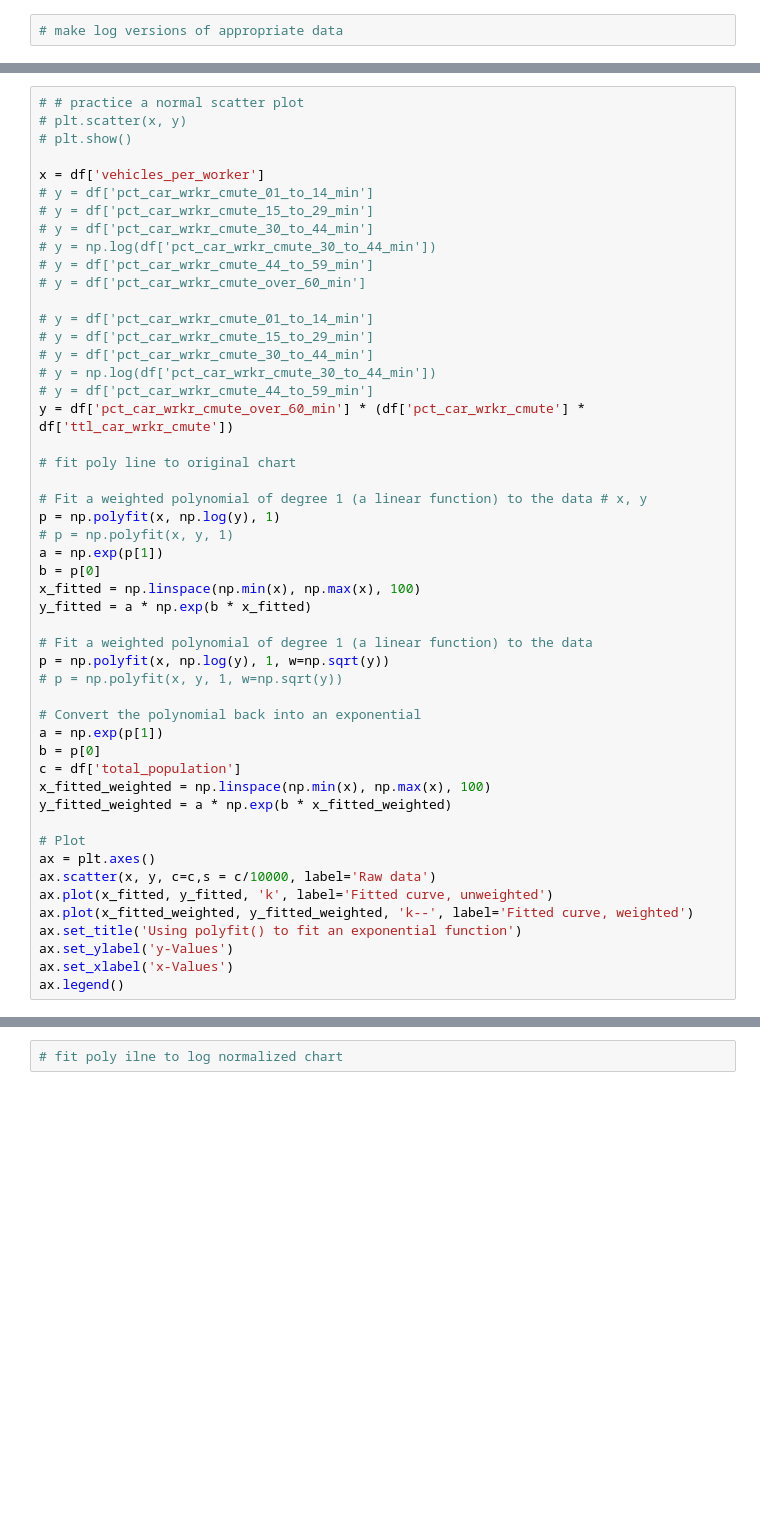
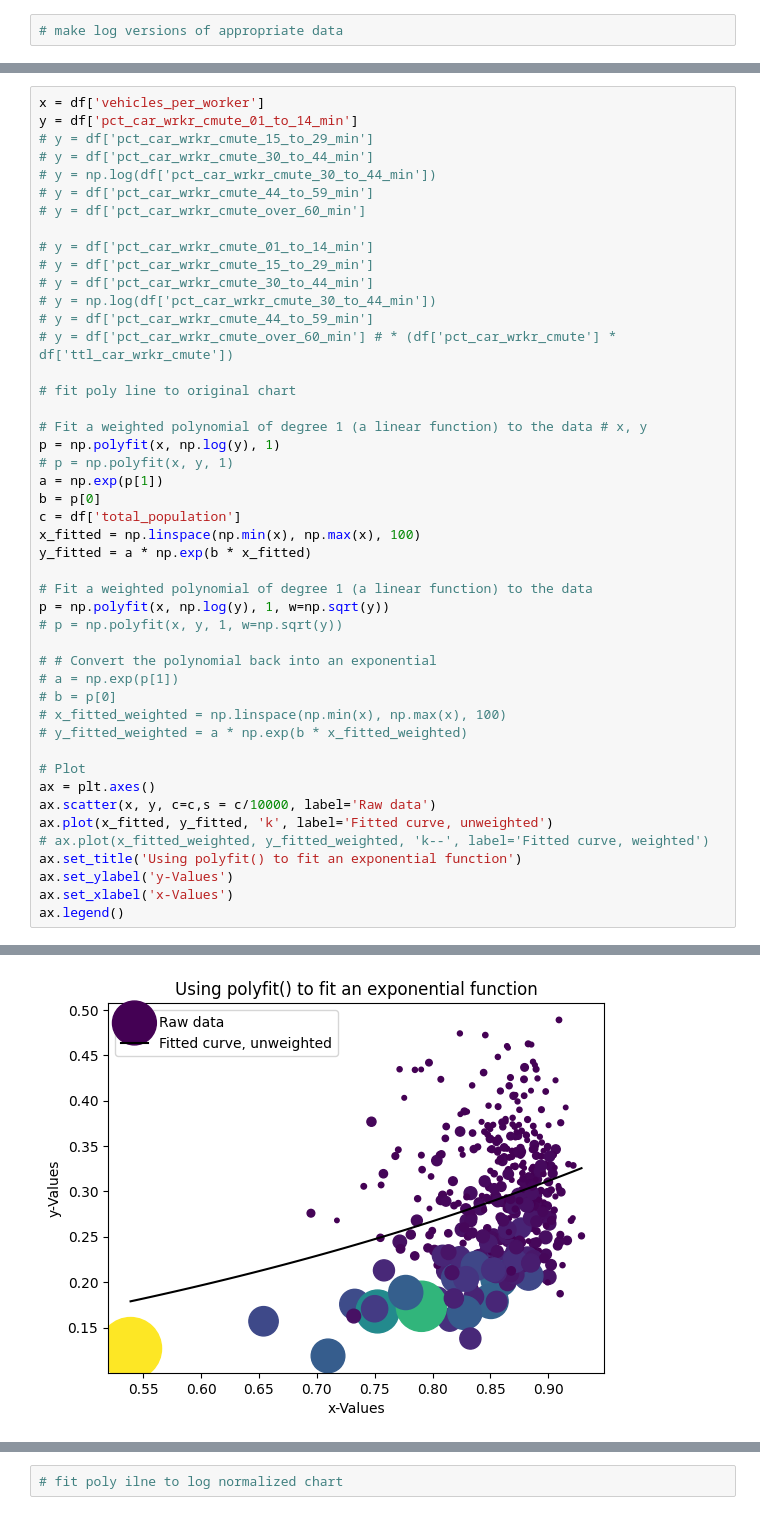
Before and after one commit to Fractate/us_transport_analysis, a Jupyter notebook: us_transport_analysis.ipynb, the cells around one changed output, grey strips where cells are left out. Cells and saved outputs as stored; diff of their text form; blank space fills up the shorter version.

```diff
--- a/us_transport_analysis.ipynb
+++ b/us_transport_analysis.ipynb
@@ -641,10 +644,6 @@ y = df['pct_car_wrkr_cmute_01_to_14_min']
 # %%
-# # practice a normal scatter plot
-# plt.scatter(x, y)
-# plt.show()
-
 x = df['vehicles_per_worker']
-# y = df['pct_car_wrkr_cmute_01_to_14_min']
+y = df['pct_car_wrkr_cmute_01_to_14_min']
 # y = df['pct_car_wrkr_cmute_15_to_29_min']
 # y = df['pct_car_wrkr_cmute_30_to_44_min']
 # y = np.log(df['pct_car_wrkr_cmute_30_to_44_min'])
@@ -656,7 +655,7 @@ x = df['vehicles_per_worker']
 # y = df['pct_car_wrkr_cmute_30_to_44_min']
 # y = np.log(df['pct_car_wrkr_cmute_30_to_44_min'])
 # y = df['pct_car_wrkr_cmute_44_to_59_min']
-y = df['pct_car_wrkr_cmute_over_60_min'] * (df['pct_car_wrkr_cmute'] * df['ttl_car_wrkr_cmute'])
+# y = df['pct_car_wrkr_cmute_over_60_min'] # * (df['pct_car_wrkr_cmute'] * df['ttl_car_wrkr_cmute'])
 
 # fit poly line to original chart
 
@@ -665,6 +664,7 @@ p = np.polyfit(x, np.log(y), 1)
 # p = np.polyfit(x, y, 1)
 a = np.exp(p[1])
 b = p[0]
+c = df['total_population']
 x_fitted = np.linspace(np.min(x), np.max(x), 100)
 y_fitted = a * np.exp(b * x_fitted)
 
@@ -672,18 +672,17 @@ y_fitted = a * np.exp(b * x_fitted)
 p = np.polyfit(x, np.log(y), 1, w=np.sqrt(y))
 # p = np.polyfit(x, y, 1, w=np.sqrt(y))
 
-# Convert the polynomial back into an exponential
-a = np.exp(p[1])
-b = p[0]
-c = df['total_population']
-x_fitted_weighted = np.linspace(np.min(x), np.max(x), 100)
-y_fitted_weighted = a * np.exp(b * x_fitted_weighted)
+# # Convert the polynomial back into an exponential
+# a = np.exp(p[1])
+# b = p[0]
+# x_fitted_weighted = np.linspace(np.min(x), np.max(x), 100)
+# y_fitted_weighted = a * np.exp(b * x_fitted_weighted)
 
 # Plot
 ax = plt.axes()
 ax.scatter(x, y, c=c,s = c/10000, label='Raw data')
 ax.plot(x_fitted, y_fitted, 'k', label='Fitted curve, unweighted')
-ax.plot(x_fitted_weighted, y_fitted_weighted, 'k--', label='Fitted curve, weighted')
+# ax.plot(x_fitted_weighted, y_fitted_weighted, 'k--', label='Fitted curve, weighted')
 ax.set_title('Using polyfit() to fit an exponential function')
 ax.set_ylabel('y-Values')
 ax.set_xlabel('x-Values')
@@ -692,0 +692 @@ NameError: name 'ttl_car_wrkr_cmute' is not defined
+[figure, added]
```
Also changed, not shown: parts of 14 cells of this notebook, 1 other file.
